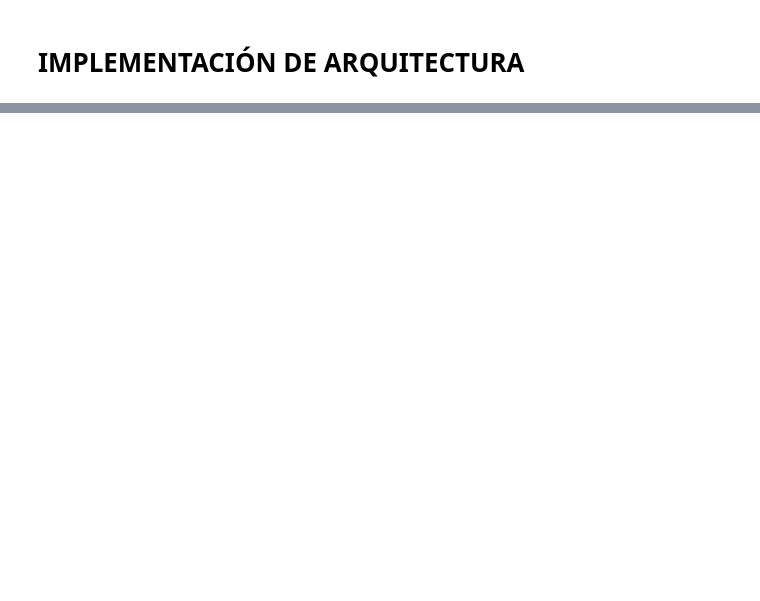
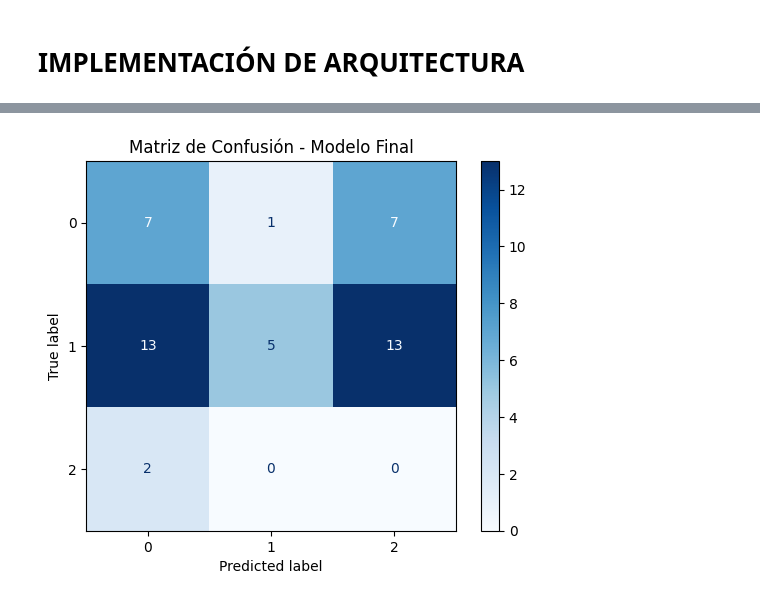
Before and after one commit to VivianaPM/DL-VisNIR-QualityClassifier, a Jupyter notebook: apple/modelApple.ipynb, the cells around one changed output, grey strips where cells are left out. Saved outputs shown, nothing was run; the diff lists cells and outputs as text; code cells hidden in the pictures; blank space fills up the shorter version.

```diff
--- a/apple/modelApple.ipynb
+++ b/apple/modelApple.ipynb
@@ -395,0 +571,29 @@ test_loader = DataLoader(test_dataset, batch_size, shuffle=False)
+# %%
+#@title MATRIZ DE CONFUSIÓN
+from sklearn.metrics import confusion_matrix, ConfusionMatrixDisplay
+import matplotlib.pyplot as plt
+
+all_true = []
+all_pred = []
+
+model.eval()
+
+with torch.no_grad():
+    for x, y in val_loader:
+        x = x.to(trainer.device)
+        y = y.to(trainer.device)
+
+        logits = model(x)
+        preds = logits.argmax(dim=1)
+
+        all_true.extend(y.cpu().numpy())
+        all_pred.extend(preds.cpu().numpy())
+
+cm = confusion_matrix(all_true, all_pred)
+
+disp = ConfusionMatrixDisplay(cm)
+disp.plot(cmap='Blues', values_format='d')
+plt.title("Matriz de Confusión - Modelo Final")
+plt.show()
+# %% [output]
+[figure, added]
```
Also changed, not shown: parts of 37 cells of this notebook.
